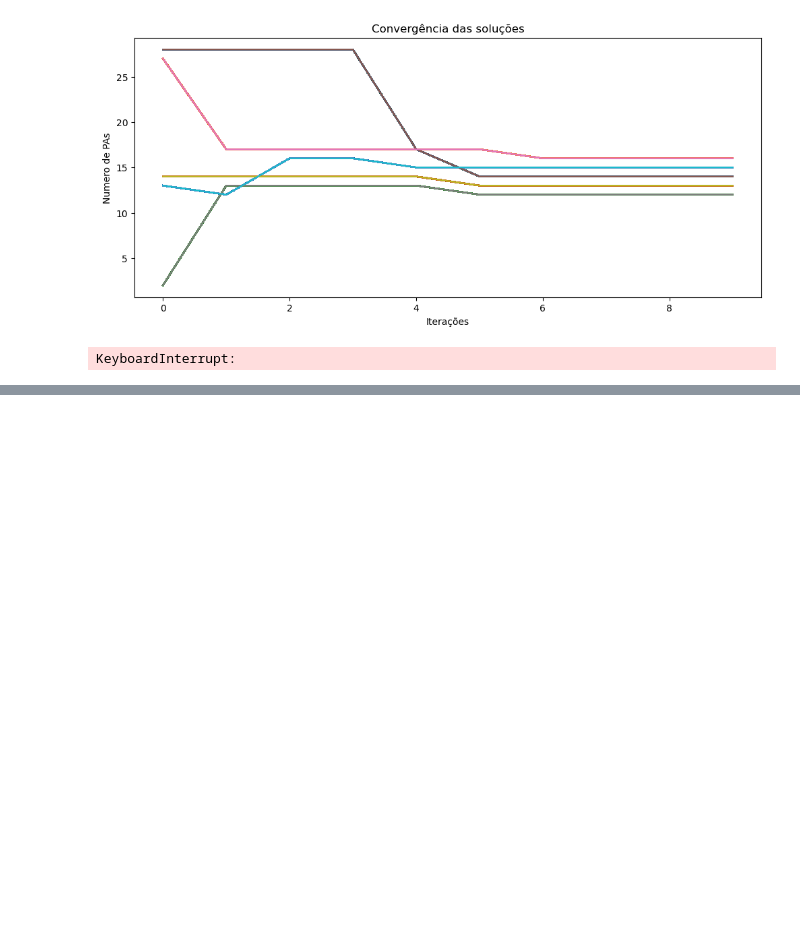
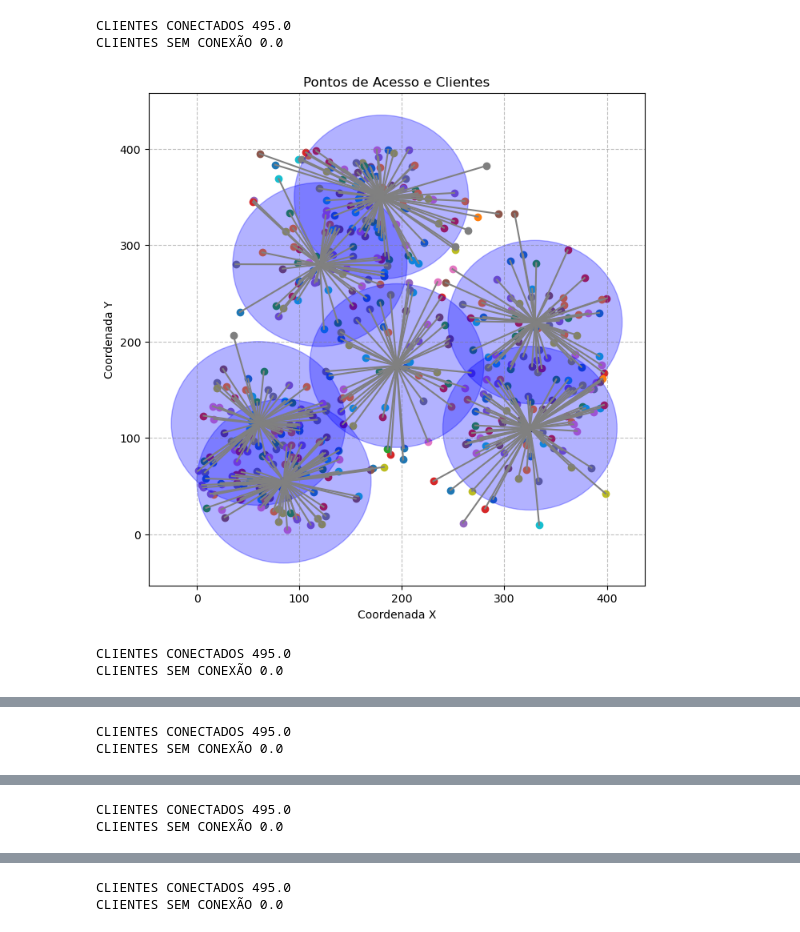
Before and after one commit to FredericoFerri/tc, a Jupyter notebook: tc2.ipynb, the cells around one changed output, grey strips where cells are left out. Saved outputs shown, nothing was run; the diff lists cells and outputs as text; code cells hidden in the pictures; blank space fills up the shorter version.

Commit message:
correção no codigo, adição de nova vinhzinhaça, outras vizinhanças ainda não funcionam

```diff
--- a/tc2.ipynb
+++ b/tc2.ipynb
@@ -391,13 +540,16 @@ def neighborhood_change(solution, neighborhood):
 # %%
 def solution_check(new_solution, solution, neighborhood):
 
+    nova = update_solution(new_solution)
+    antiga = update_solution(solution)
+
     # Atualizar a melhor solução encontrada e altera a vizinhança se necessário
-    if (new_solution['penalty'] < solution['penalty']):
+    if (nova['penalty'] < antiga['penalty']):
         neighborhood = 1
-        return new_solution, neighborhood
-    elif (new_solution['fitness'] < solution['fitness'] and new_solution['penalty'] == solution['penalty']):
+        return nova, neighborhood
+    elif (nova['fitness'] < antiga['fitness'] and nova['penalty'] == antiga['penalty']):
         neighborhood = 1
-        return new_solution, neighborhood
+        return nova, neighborhood
     else:
         neighborhood += 1
-        return solution, neighborhood
+        return antiga, neighborhood
@@ -534,37 +683,66 @@ def plot_solution(solution, client_coordinates):
 
     # Plotar os PAs
     pa_coordinates = solution['pa_coordinates']
     posicao_cliente = solution['client_coordinates']
 
+    tot = 0
+    sem = 0
+    for i in range(num_pa_locations):
+      if solution['y'][i] == 1:
+        tot += np.sum(solution['x'][i])
+      else:
+         sem += np.sum(solution['x'][i])
+
+    print("CLIENTES CONECTADOS", tot)
+    print("CLIENTES SEM CONEXÃO", sem)
+
     # Plotar os clientes
     for i in range(num_pa_locations):
-      for j in range(num_clients):
-        if solution['x'][i, j] == 1:
-          plt.scatter(pa_coordinates[i, 0], pa_coordinates[i, 1], marker='s', c='black', label='Pontos de Acesso')
-          plt.scatter(posicao_cliente[j, 0], posicao_cliente[j, 1], marker='o', c=cores_acesso[i], label='Clientes')
+      if solution['y'][i] == 1:
+        plt.scatter(pa_coordinates[i, 0], pa_coordinates[i, 1], marker='s', c='black', label='Pontos de Acesso')
+        for j in range(num_clients):
+          if solution['x'][i, j] == 1:
+            plt.scatter(posicao_cliente[j, 0], posicao_cliente[j, 1], marker='o', label='Clientes')
+            plt.plot([pa_coordinates[i, 0], posicao_cliente[j, 0]], [pa_coordinates[i, 1], posicao_cliente[j, 1]], 'gray')
+
+    # Definir o raio do círculo
+    raio_circulo = pa_coverage
+
+    # Plotar círculos ao redor dos pontos de acesso
+    for i in range(num_pa_locations):
+      if solution['y'][i] == 1:
+          pa_x = pa_coordinates[i, 0]
+          pa_y = pa_coordinates[i, 1]
+          circulo = plt.Circle((pa_x, pa_y), raio_circulo, color='blue', alpha=0.3)
+          plt.gca().add_patch(circulo)
 
     # Adicionar legendas e título
     plt.xlabel('Coordenada X')
     plt.ylabel('Coordenada Y')
     plt.title('Pontos de Acesso e Clientes')
+
+
     #plt.legend()
 
     # Mostrar o gráfico
     plt.show()
 
 # Plotar curva de convergencia
-plot_progress(progress,1000)
+#plot_progress(progress,1000)
 
 
 # Carrega os dados dos clientes do arquivo CSV
 clients_data = get_clients()
 
 # Extrai as coordenadas dos clientes do array
 client_coordinates = clients_data[:, :2]
 
 # Plotar a solução da função objetivo 1
 for i in range(5):
    plot_solution(best_solution[i], client_coordinates)
 # %% [output]
+CLIENTES CONECTADOS 495.0
+CLIENTES SEM CONEXÃO 0.0
-[figure, old version]
+[figure, new version]
-KeyboardInterrupt:
+CLIENTES CONECTADOS 495.0
+CLIENTES SEM CONEXÃO 0.0
@@ -570,0 +750,2 @@ KeyboardInterrupt:
+CLIENTES CONECTADOS 495.0
+CLIENTES SEM CONEXÃO 0.0
@@ -570,0 +753,2 @@ KeyboardInterrupt:
+CLIENTES CONECTADOS 495.0
+CLIENTES SEM CONEXÃO 0.0
@@ -570,0 +756,2 @@ KeyboardInterrupt:
+CLIENTES CONECTADOS 495.0
+CLIENTES SEM CONEXÃO 0.0
```
Also changed, not shown: parts of 15 cells of this notebook, 1 other file.
